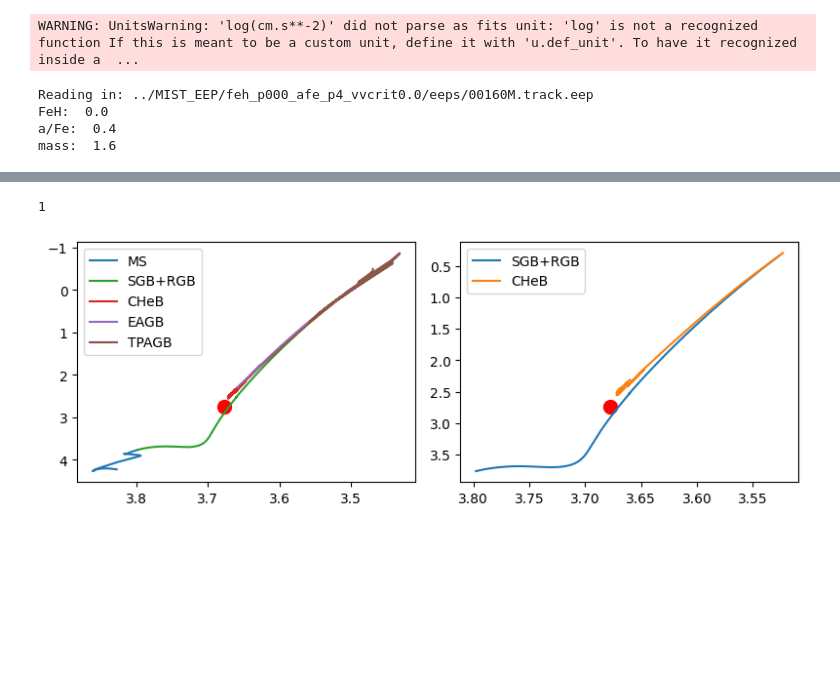
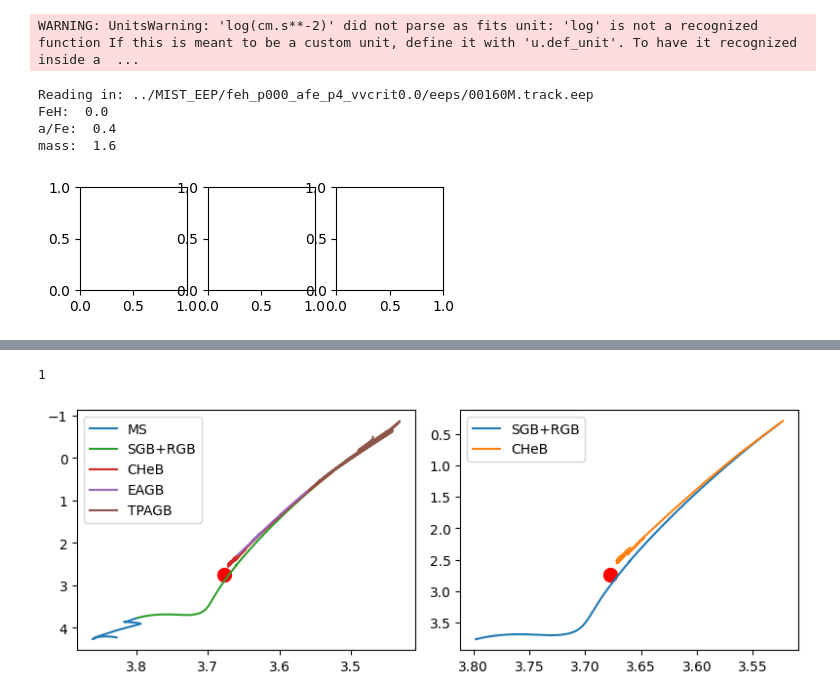
Before and after one commit to MaryumSayeed/ESPRESSO, a Jupyter notebook: scripts/isochrones.ipynb, the cells around one changed output, grey strips where cells are left out. Cells and saved outputs as stored; diff of their text form; code cells hidden in the pictures; blank space fills up the shorter version.

```diff
--- a/scripts/isochrones.ipynb
+++ b/scripts/isochrones.ipynb
@@ -64,3 +66,10 @@ Reading in: ../MIST_EEP/feh_p000_afe_p4_vvcrit0.0/eeps/00160M.track.eep
 FeH:  0.0
 a/Fe:  0.4
 mass:  1.6
+# %%
+fig=plt.figure(figsize=(8,3),dpi=100)
+ax1 = plt.subplot(251)
+ax2 = plt.subplot(252)
+ax3 = plt.subplot(253)
+# %% [output]
+[figure, added]
```
Also changed, not shown: parts of 4 cells of this notebook.
